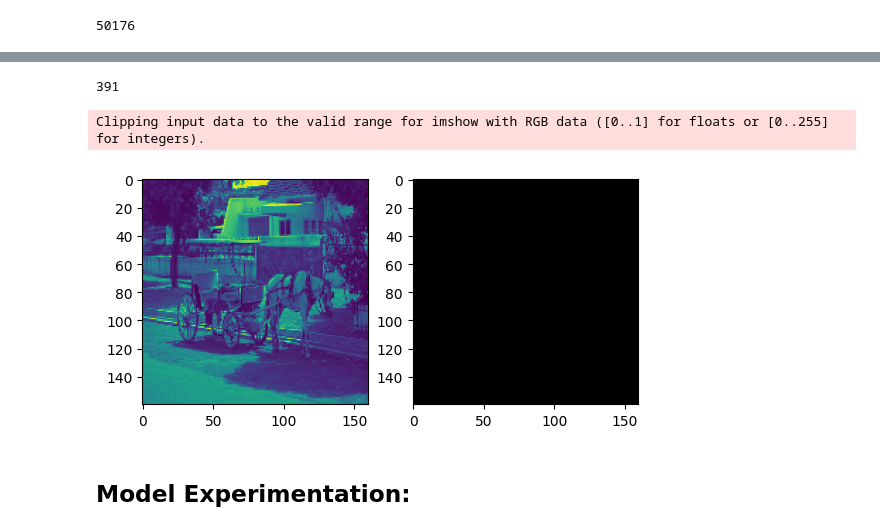
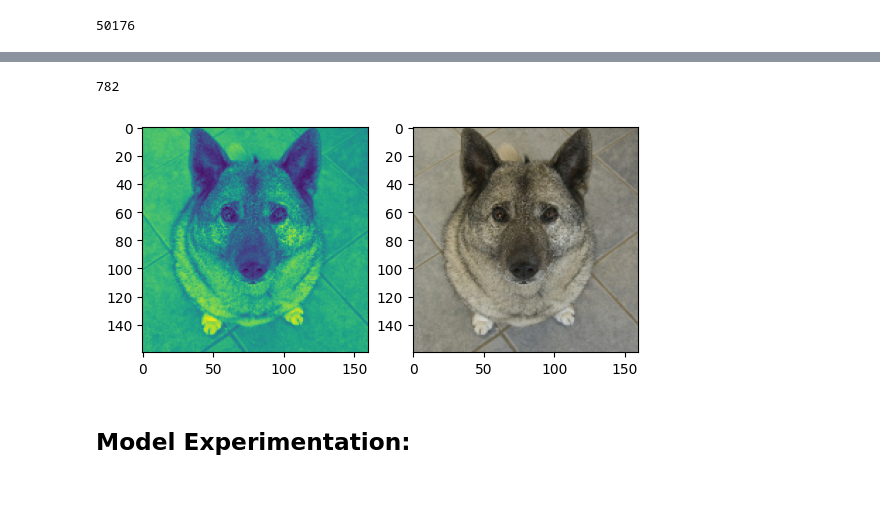
Before and after one commit to Yug-Oswal/imagenet-imagecoloring, a Jupyter notebook: imagecolor-init.ipynb, the cells around one changed output, grey strips where cells are left out. Cells and saved outputs as stored; diff of their text form; code cells hidden in the pictures; blank space fills up the shorter version.

```diff
--- a/imagecolor-init.ipynb
+++ b/imagecolor-init.ipynb
@@ -22,7 +23,7 @@ test_dir = os.path.join(base_dir, 'test/')
 # %% [markdown]
 ## ImageNet Dataset Creation:
 # %%
-BATCH_SIZE = 128 * strategy.num_replicas_in_sync
+BATCH_SIZE = 64 * strategy.num_replicas_in_sync
 # %%
 def process_image(image_path):
     image = tf.io.read_file(image_path)
@@ -69,16 +74,15 @@ test_data = get_dataset(test_dir, batch_size=BATCH_SIZE)
 # %%
 test_data.cardinality().numpy()
 # %% [output]
-391
+782
 # %%
 for batch in test_data.as_numpy_iterator():
     fig, axs = plt.subplots(1, 2)
-    axs[0].imshow(batch[0][0] / 255)
-    axs[1].imshow(batch[1][0] / 255)
+    axs[0].imshow((batch[0][0] + 1) / 2)
+    axs[1].imshow((batch[1][0] + 1) / 2)
     break
 # %% [output]
-Clipping input data to the valid range for imshow with RGB data ([0..1] for floats or [0..255] for integers).
-[figure, old version]
+[figure, new version]
 # %% [markdown]
 ## Model Experimentation:
 # %%
```
Also changed, not shown: parts of 12 cells of this notebook.
